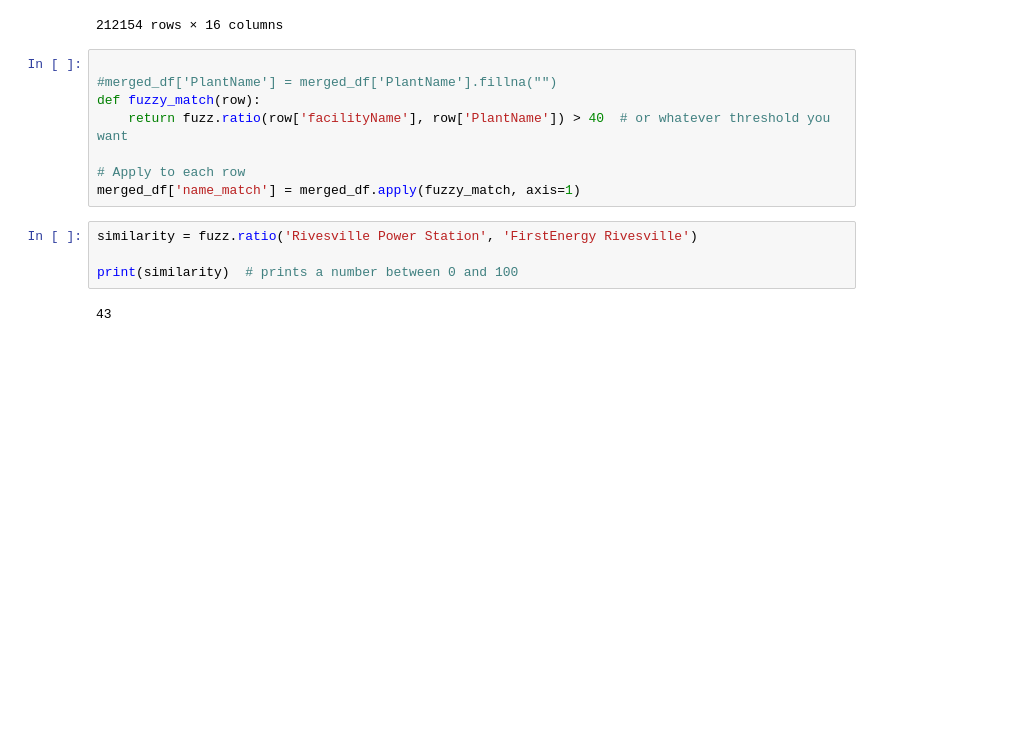
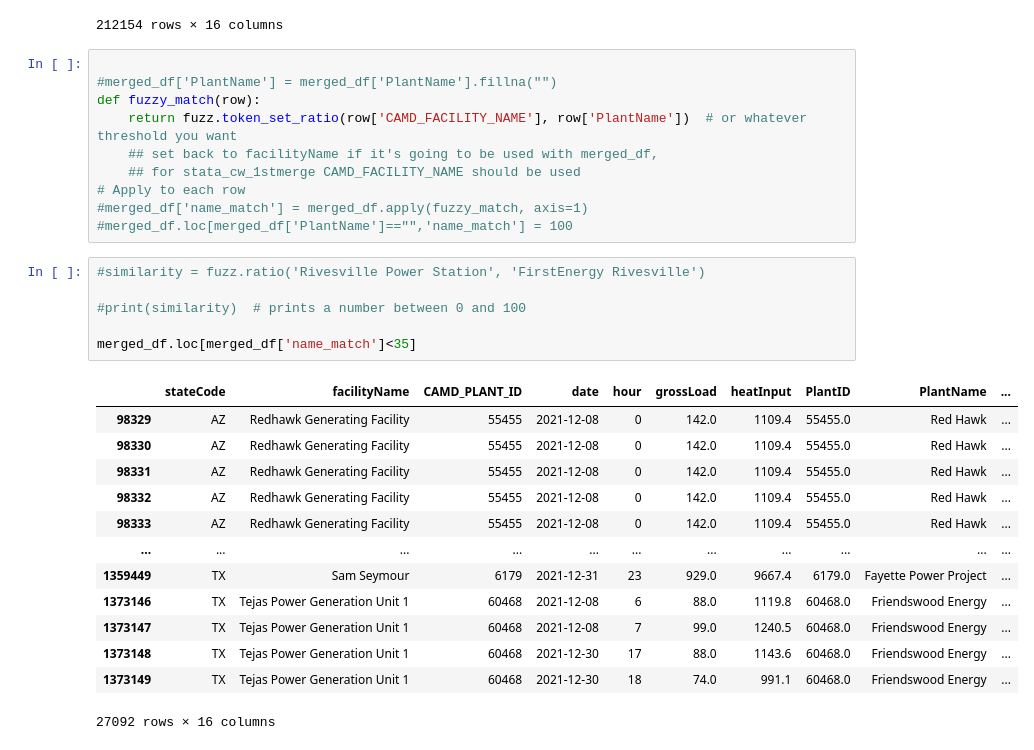
Before and after one commit to ARAzampour/AMR-project, a Jupyter notebook: hourly datasets/AMR-hourly2.ipynb, the cells around one changed output. Saved outputs shown, nothing was run; the diff lists cells and outputs as text; blank space fills up the shorter version.

```diff
--- a/hourly datasets/AMR-hourly2.ipynb
+++ b/hourly datasets/AMR-hourly2.ipynb
@@ -385,13 +451,29 @@ merged_df["name_match"] = (merged_df["name_match"] == 1) | (merged_df["PlantName
 
 #merged_df['PlantName'] = merged_df['PlantName'].fillna("")
 def fuzzy_match(row):
-    return fuzz.ratio(row['facilityName'], row['PlantName']) > 40  # or whatever threshold you want
-
+    return fuzz.token_set_ratio(row['CAMD_FACILITY_NAME'], row['PlantName'])  # or whatever threshold you want
+    ## set back to facilityName if it's going to be used with merged_df,
+    ## for stata_cw_1stmerge CAMD_FACILITY_NAME should be used
 # Apply to each row
-merged_df['name_match'] = merged_df.apply(fuzzy_match, axis=1)
+#merged_df['name_match'] = merged_df.apply(fuzzy_match, axis=1)
+#merged_df.loc[merged_df['PlantName']=="",'name_match'] = 100
 # %%
-similarity = fuzz.ratio('Rivesville Power Station', 'FirstEnergy Rivesville')
+#similarity = fuzz.ratio('Rivesville Power Station', 'FirstEnergy Rivesville')
 
-print(similarity)  # prints a number between 0 and 100
+#print(similarity)  # prints a number between 0 and 100
+
+merged_df.loc[merged_df['name_match']<35]
 # %% [output]
+|  | stateCode | facilityName | CAMD_PLANT_ID | date | hour | grossLoad | heatInput | PlantID | PlantName | ... |
+| 98329 | AZ | Redhawk Generating Facility | 55455 | 2021-12-08 | 0 | 142.0 | 1109.4 | 55455.0 | Red Hawk | ... |
+| 98330 | AZ | Redhawk Generating Facility | 55455 | 2021-12-08 | 0 | 142.0 | 1109.4 | 55455.0 | Red Hawk | ... |
+| 98331 | AZ | Redhawk Generating Facility | 55455 | 2021-12-08 | 0 | 142.0 | 1109.4 | 55455.0 | Red Hawk | ... |
+| 98332 | AZ | Redhawk Generating Facility | 55455 | 2021-12-08 | 0 | 142.0 | 1109.4 | 55455.0 | Red Hawk | ... |
+| 98333 | AZ | Redhawk Generating Facility | 55455 | 2021-12-08 | 0 | 142.0 | 1109.4 | 55455.0 | Red Hawk | ... |
+| ... | ... | ... | ... | ... | ... | ... | ... | ... | ... | ... |
+| 1359449 | TX | Sam Seymour | 6179 | 2021-12-31 | 23 | 929.0 | 9667.4 | 6179.0 | Fayette Power Project | ... |
+| 1373146 | TX | Tejas Power Generation Unit 1 | 60468 | 2021-12-08 | 6 | 88.0 | 1119.8 | 60468.0 | Friendswood Energy | ... |
+| 1373147 | TX | Tejas Power Generation Unit 1 | 60468 | 2021-12-08 | 7 | 99.0 | 1240.5 | 60468.0 | Friendswood Energy | ... |
+| 1373148 | TX | Tejas Power Generation Unit 1 | 60468 | 2021-12-30 | 17 | 88.0 | 1143.6 | 60468.0 | Friendswood Energy | ... |
+| 1373149 | TX | Tejas Power Generation Unit 1 | 60468 | 2021-12-30 | 18 | 74.0 | 991.1 | 60468.0 | Friendswood Energy | ... |
-43
+27092 rows × 16 columns
```
Also changed, not shown: parts of 5 cells of this notebook, 29 other files.
